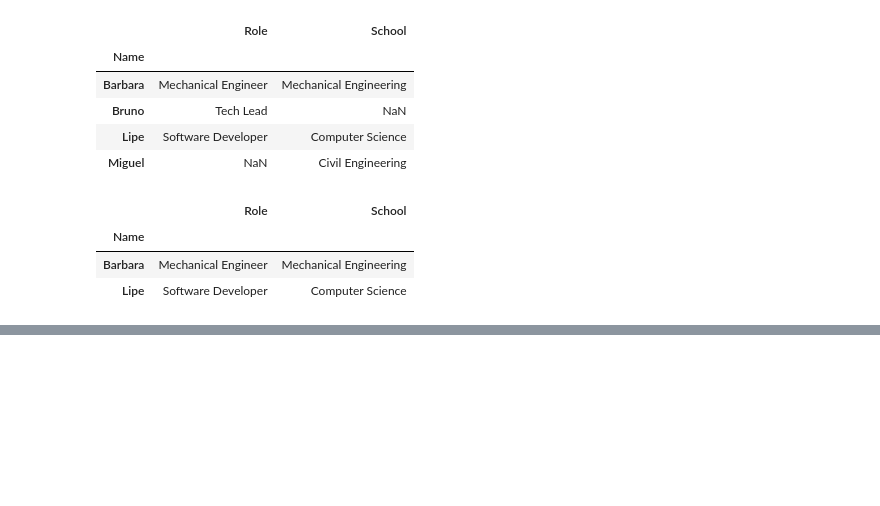
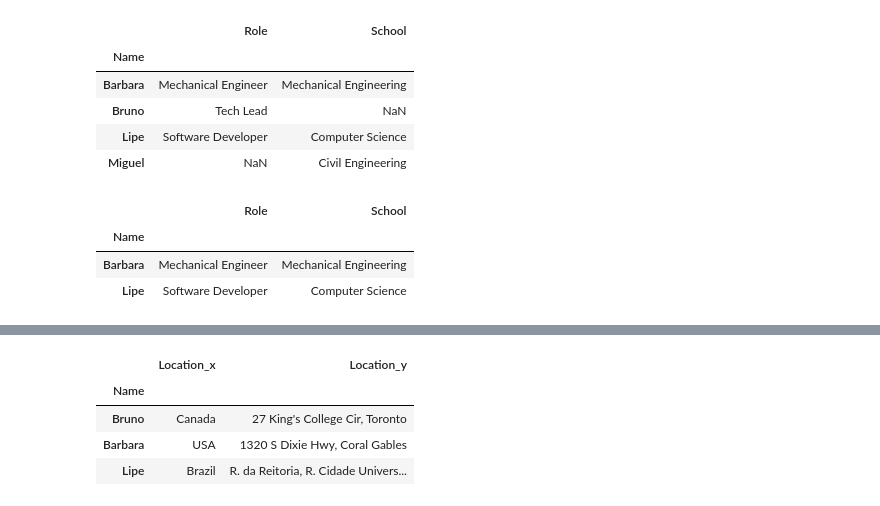
Before and after one commit to brunofbpaula/DataScience-UM-Coursera, a Jupyter notebook: Pandas/DataFrame/MergingDataFrames.ipynb, the cells around one changed output, grey strips where cells are left out. Cells and saved outputs as stored; diff of their text form; code cells hidden in the pictures; blank space fills up the shorter version.

```diff
--- a/Pandas/DataFrame/MergingDataFrames.ipynb
+++ b/Pandas/DataFrame/MergingDataFrames.ipynb
@@ -54,0 +85,25 @@ pd.merge(staff_df, students_df, how='inner', left_index=True, right_index=True)
+# %%
+# Working with same-name columns
+
+# Creating a Staff DataFrame
+staff_df = pd.DataFrame([{'Name': 'Bruno', 'Location': 'Canada'},
+                        {'Name': 'Barbara', 'Location':  'USA'},
+                        {'Name': 'Lipe', 'Location': 'Brazil'}])
+staff_df = staff_df.set_index('Name')
+
+# Creating students DataFrame
+students_df = pd.DataFrame([{'Name': 'Bruno', 'Location': '27 King\'s College Cir, Toronto'},
+                           {'Name': 'Lipe', 'Location': 'R. da Reitoria, R. Cidade Universitária, 374 - Butantã, São Paulo '},
+                           {'Name': 'Barbara', 'Location': '1320 S Dixie Hwy, Coral Gables'}])
+students_df = students_df.set_index('Name')
+
+# Both DataFrames have a 'location' column. In the staff_df, the location is the country of residency while
+# in the students_df it's their universities' adresses. The mergen function will preserve this information
+# and help differentiate the two columns.
+pd.merge(staff_df, students_df, how="left", on="Name")
+# %% [output]
+|  | Location_x | Location_y |
+| Name |  |  |
+| Bruno | Canada | 27 King's College Cir, Toronto |
+| Barbara | USA | 1320 S Dixie Hwy, Coral Gables |
+| Lipe | Brazil | R. da Reitoria, R. Cidade Univers... |
```
Also changed, not shown: parts of 5 cells of this notebook.
